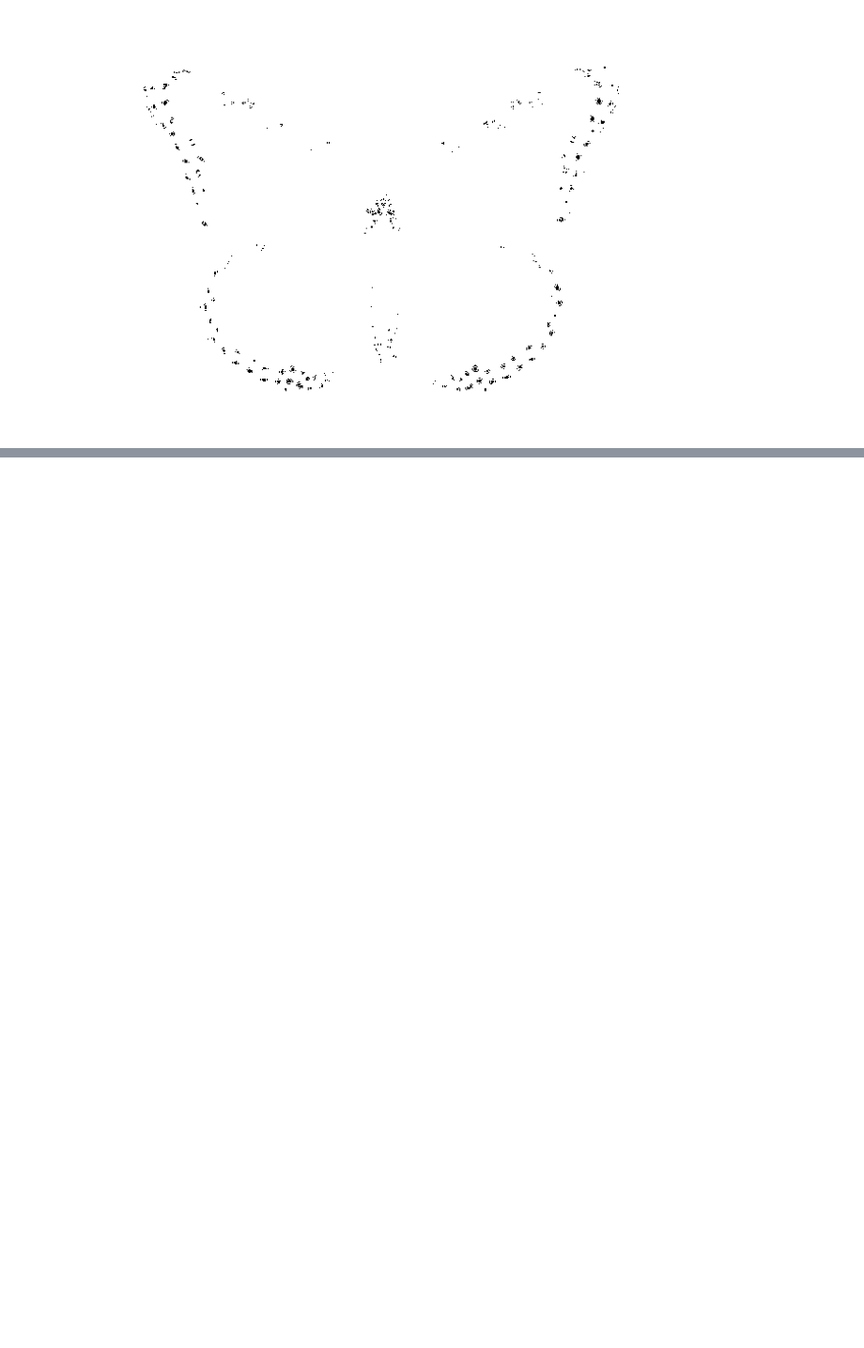
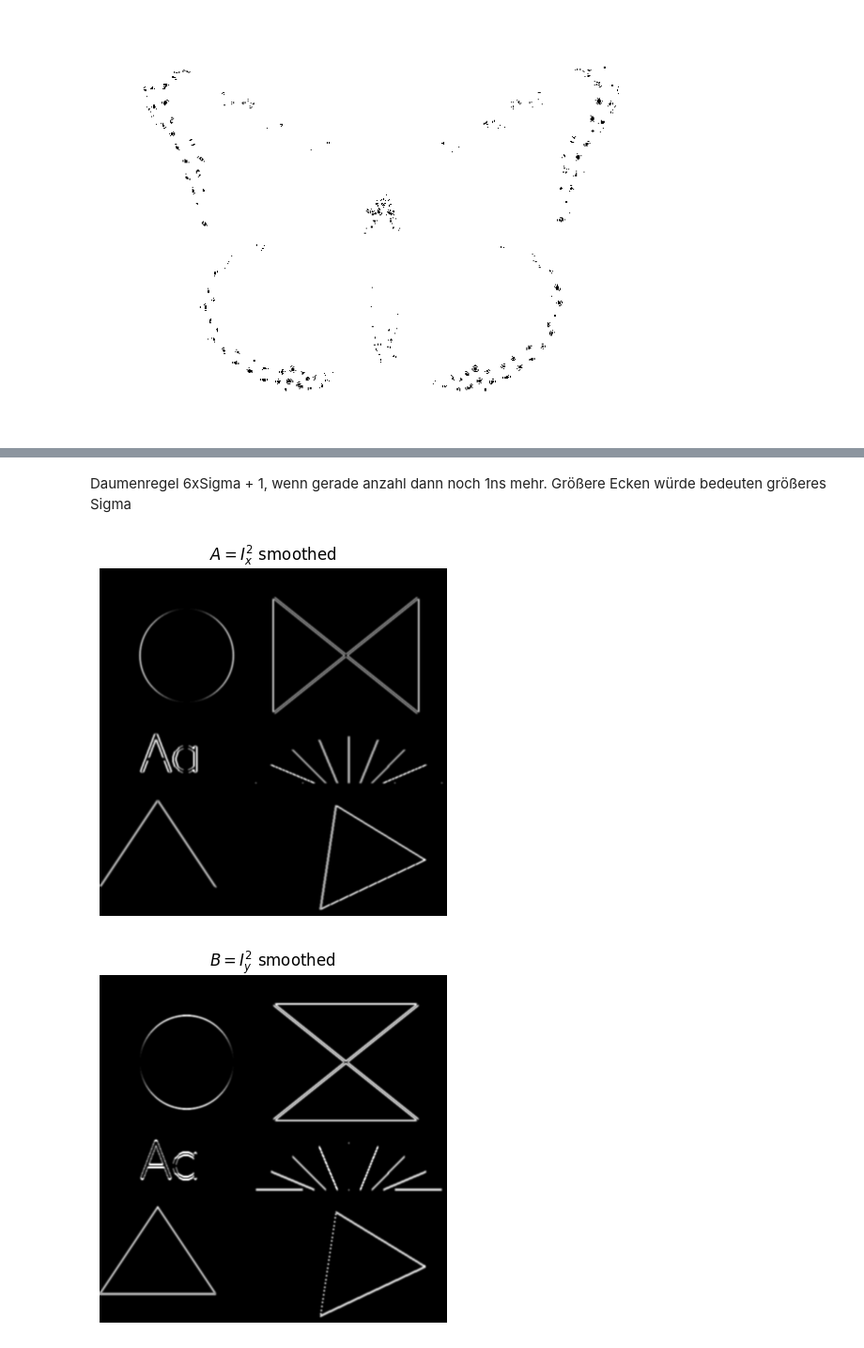
Before and after one commit to BradonjaDev/ISP_notebook_sync, a Jupyter notebook: test.ipynb, the cells around one changed output, grey strips where cells are left out. Shown at 94% size. Cells and saved outputs as stored; diff of their text form; code cells hidden in the pictures; blank space fills up the shorter version.

```diff
--- a/test.ipynb
+++ b/test.ipynb
@@ -127,0 +184,18 @@ plt.imshow(255-to_u8(blobs.astype(int)), cmap='gray'); plt.axis("off"); plt.tigh
+# %%
+sigma = 1.275
+ksize = int(6 * sigma + 1) # standard rule of thumb for kernel size
+if ksize % 2 == 0:
+    ksize += 1 # must be odd for OpenCV
+
+Abar = cv2.GaussianBlur(A, (ksize, ksize), sigmaX=sigma)
+Bbar = cv2.GaussianBlur(B, (ksize, ksize), sigmaX=sigma)
+Cbar = cv2.GaussianBlur(C, (ksize, ksize), sigmaX=sigma)
+# %% [markdown]
+Daumenregel 6xSigma + 1, wenn gerade anzahl dann noch 1ns mehr. Größere Ecken würde bedeuten größeres Sigma
+# %%
+imshow(Abar, "$A=I_x^2$ smoothed")
+imshow(Bbar, "$B=I_y^2$ smoothed")
+imshow(Cbar, "$C=I_x \cdot I_y$ smoothed")
+# %% [output]
+[figure, added]
+[figure, added]
```
Also changed, not shown: parts of 31 cells of this notebook.
